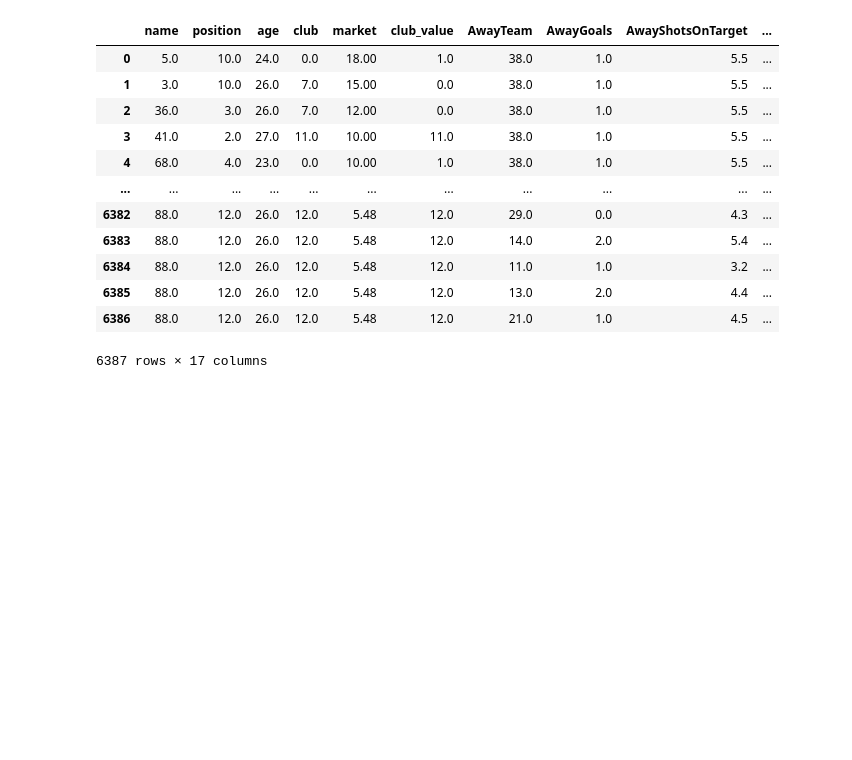
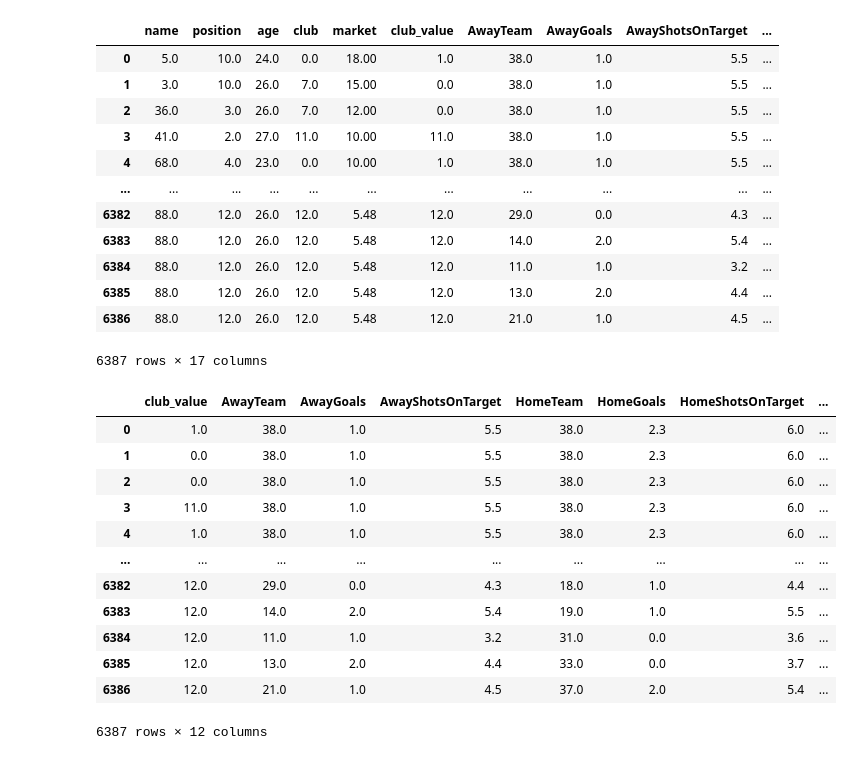
Before and after one commit to mstfgul/BetPredictionProject, a Jupyter notebook: visualizations/data_analysis_model_training_3.ipynb, the cells around one changed output. Drawn from its saved outputs; the diff is of its cells as text; code cells hidden in the pictures; blank space fills up the shorter version.

```diff
--- a/visualizations/data_analysis_model_training_3.ipynb
+++ b/visualizations/data_analysis_model_training_3.ipynb
@@ -453,6 +486,26 @@ df_imputed
 | 6385 | 88.0 | 12.0 | 26.0 | 12.0 | 5.48 | 12.0 | 13.0 | 2.0 | 4.4 | ... |
 | 6386 | 88.0 | 12.0 | 26.0 | 12.0 | 5.48 | 12.0 | 21.0 | 1.0 | 4.5 | ... |
 6387 rows × 17 columns
+# %%
+# Drop useless columns
+
+df_imputed.drop(['age','name', 'position', 'club', 'market'], axis=1, inplace=True)
+
+df_imputed
+# %% [output]
+|  | club_value | AwayTeam | AwayGoals | AwayShotsOnTarget | HomeTeam | HomeGoals | HomeShotsOnTarget | ... |
+| 0 | 1.0 | 38.0 | 1.0 | 5.5 | 38.0 | 2.3 | 6.0 | ... |
+| 1 | 0.0 | 38.0 | 1.0 | 5.5 | 38.0 | 2.3 | 6.0 | ... |
+| 2 | 0.0 | 38.0 | 1.0 | 5.5 | 38.0 | 2.3 | 6.0 | ... |
+| 3 | 11.0 | 38.0 | 1.0 | 5.5 | 38.0 | 2.3 | 6.0 | ... |
+| 4 | 1.0 | 38.0 | 1.0 | 5.5 | 38.0 | 2.3 | 6.0 | ... |
+| ... | ... | ... | ... | ... | ... | ... | ... | ... |
+| 6382 | 12.0 | 29.0 | 0.0 | 4.3 | 18.0 | 1.0 | 4.4 | ... |
+| 6383 | 12.0 | 14.0 | 2.0 | 5.4 | 19.0 | 1.0 | 5.5 | ... |
+| 6384 | 12.0 | 11.0 | 1.0 | 3.2 | 31.0 | 0.0 | 3.6 | ... |
+| 6385 | 12.0 | 13.0 | 2.0 | 4.4 | 33.0 | 0.0 | 3.7 | ... |
+| 6386 | 12.0 | 21.0 | 1.0 | 4.5 | 37.0 | 2.0 | 5.4 | ... |
+6387 rows × 12 columns
 # %%
 # Split the data into training and testing sets
 
```
Also changed, not shown: parts of 5 cells of this notebook, 7 other files.
